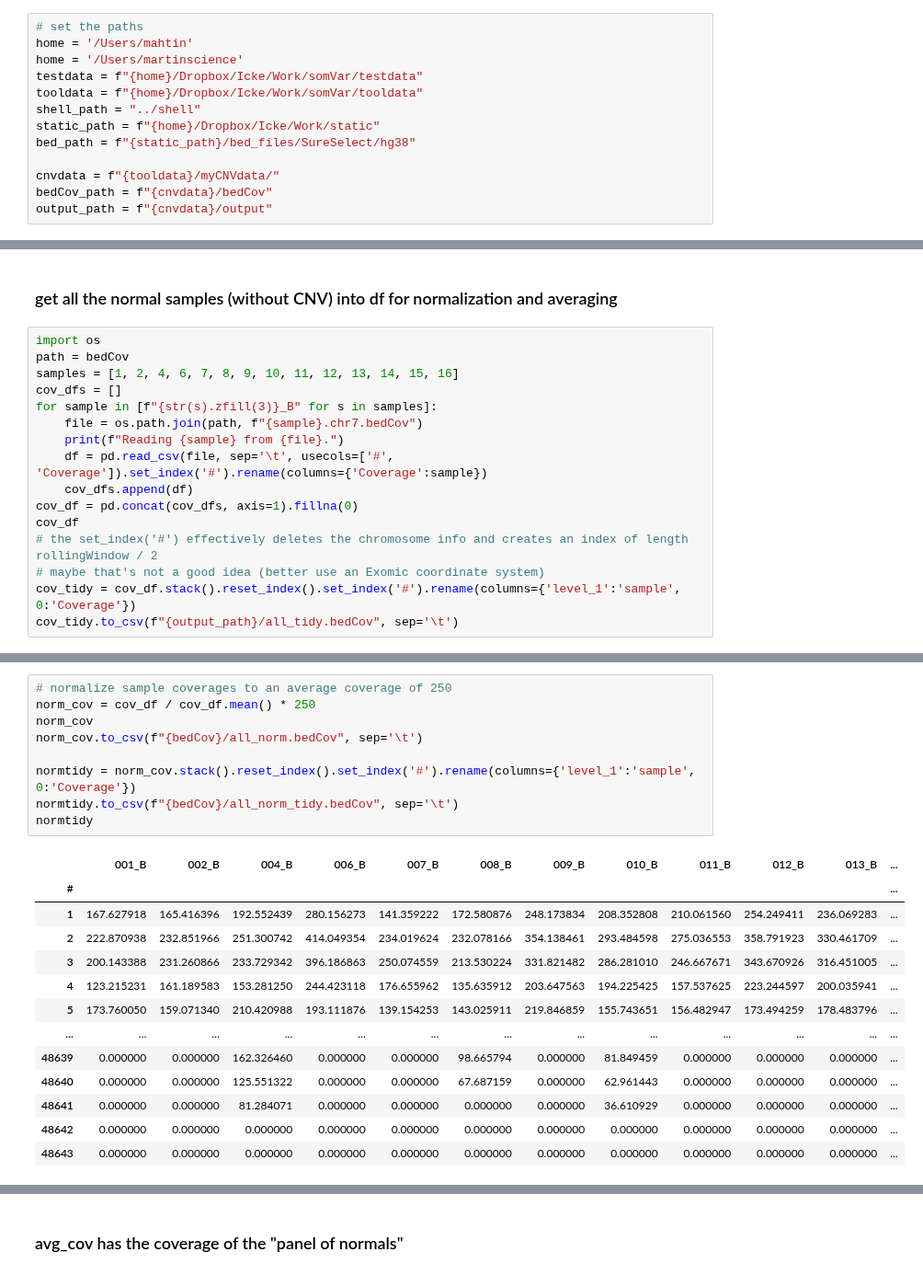
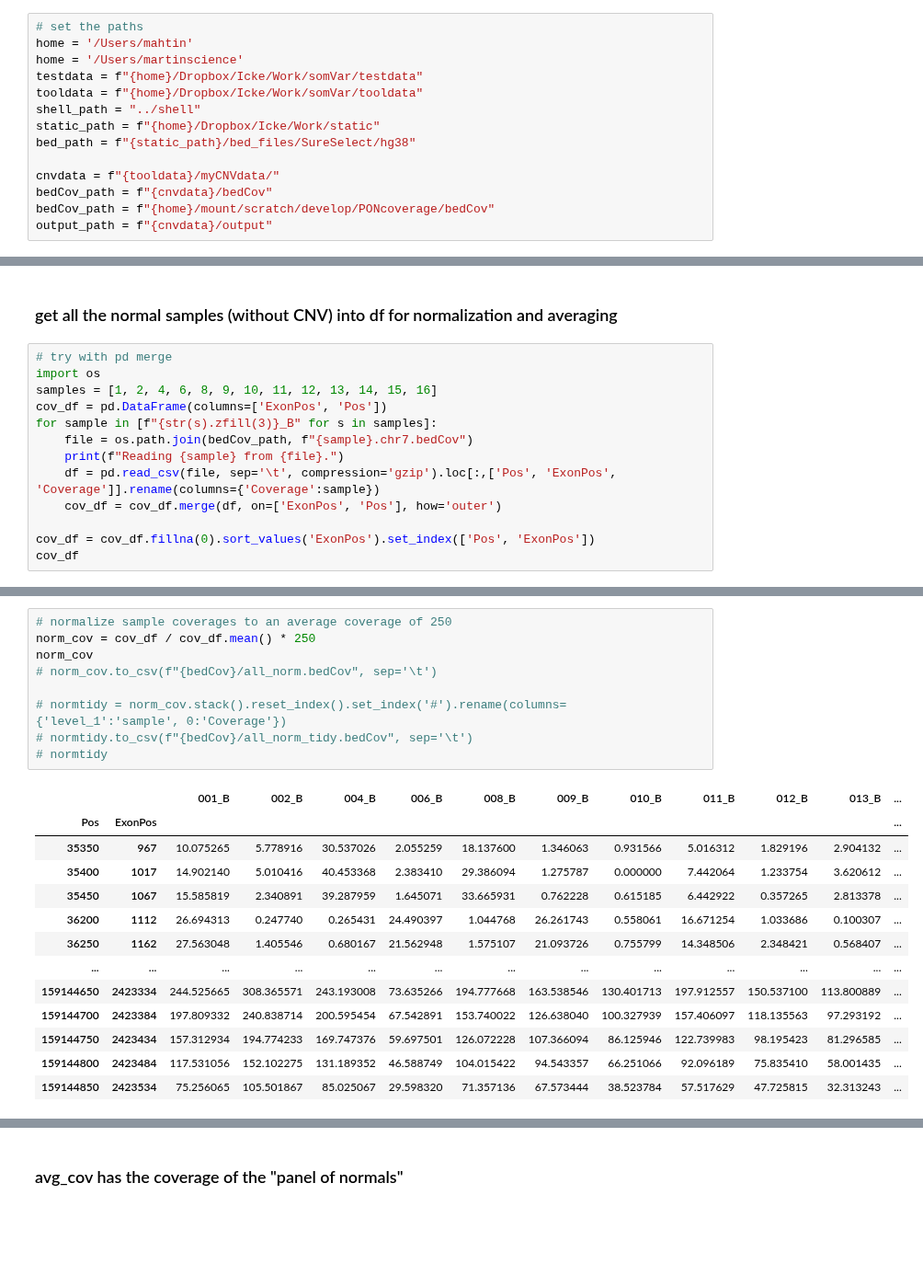
Before and after one commit to Mar111tiN/myCNV, a Jupyter notebook: nb/getPONcoverage.ipynb, the cells around one changed output, grey strips where cells are left out. Shown at 92% size. Saved outputs shown, nothing was run; the diff lists cells and outputs as text; blank space fills up the shorter version.

```diff
--- a/nb/getPONcoverage.ipynb
+++ b/nb/getPONcoverage.ipynb
@@ -42,4 +22,5 @@ bed_path = f"{static_path}/bed_files/SureSelect/hg38"
 
 cnvdata = f"{tooldata}/myCNVdata/"
 bedCov_path = f"{cnvdata}/bedCov"
+bedCov_path = f"{home}/mount/scratch/develop/PONcoverage/bedCov"
 output_path = f"{cnvdata}/output"
@@ -65,19 +49,16 @@ test[:13]
 # %% [markdown]
 ### get all the normal samples (without CNV) into df for normalization and averaging
 # %%
+# try with pd merge
 import os
-path = bedCov
-samples = [1, 2, 4, 6, 7, 8, 9, 10, 11, 12, 13, 14, 15, 16]
-cov_dfs = []
+samples = [1, 2, 4, 6, 8, 9, 10, 11, 12, 13, 14, 15, 16]
+cov_df = pd.DataFrame(columns=['ExonPos', 'Pos'])
 for sample in [f"{str(s).zfill(3)}_B" for s in samples]:
-    file = os.path.join(path, f"{sample}.chr7.bedCov")
+    file = os.path.join(bedCov_path, f"{sample}.chr7.bedCov")
     print(f"Reading {sample} from {file}.")
-    df = pd.read_csv(file, sep='\t', usecols=['#', 'Coverage']).set_index('#').rename(columns={'Coverage':sample})
-    cov_dfs.append(df)
-cov_df = pd.concat(cov_dfs, axis=1).fillna(0)
+    df = pd.read_csv(file, sep='\t', compression='gzip').loc[:,['Pos', 'ExonPos', 'Coverage']].rename(columns={'Coverage':sample})
+    cov_df = cov_df.merge(df, on=['ExonPos', 'Pos'], how='outer')
+
+cov_df = cov_df.fillna(0).sort_values('ExonPos').set_index(['Pos', 'ExonPos'])
 cov_df
-# the set_index('#') effectively deletes the chromosome info and creates an index of length rollingWindow / 2
-# maybe that's not a good idea (better use an Exomic coordinate system)
-cov_tidy = cov_df.stack().reset_index().set_index('#').rename(columns={'level_1':'sample', 0:'Coverage'})
-cov_tidy.to_csv(f"{output_path}/all_tidy.bedCov", sep='\t')
 # %% [output]
@@ -112,23 +94,23 @@ Reading 016_B from /Users/martinscience/Dropbox/Icke/Work/somVar/tooldata/myCNVd
 # %%
 # normalize sample coverages to an average coverage of 250
 norm_cov = cov_df / cov_df.mean() * 250
 norm_cov
-norm_cov.to_csv(f"{bedCov}/all_norm.bedCov", sep='\t')
+# norm_cov.to_csv(f"{bedCov}/all_norm.bedCov", sep='\t')
 
-normtidy = norm_cov.stack().reset_index().set_index('#').rename(columns={'level_1':'sample', 0:'Coverage'})
-normtidy.to_csv(f"{bedCov}/all_norm_tidy.bedCov", sep='\t')
-normtidy
+# normtidy = norm_cov.stack().reset_index().set_index('#').rename(columns={'level_1':'sample', 0:'Coverage'})
+# normtidy.to_csv(f"{bedCov}/all_norm_tidy.bedCov", sep='\t')
+# normtidy
 # %% [output]
-|  | 001_B | 002_B | 004_B | 006_B | 007_B | 008_B | 009_B | 010_B | 011_B | 012_B | 013_B | ... |
-| # |  |  |  |  |  |  |  |  |  |  |  | ... |
-| 1 | 167.627918 | 165.416396 | 192.552439 | 280.156273 | 141.359222 | 172.580876 | 248.173834 | 208.352808 | 210.061560 | 254.249411 | 236.069283 | ... |
-| 2 | 222.870938 | 232.851966 | 251.300742 | 414.049354 | 234.019624 | 232.078166 | 354.138461 | 293.484598 | 275.036553 | 358.791923 | 330.461709 | ... |
-| 3 | 200.143388 | 231.260866 | 233.729342 | 396.186863 | 250.074559 | 213.530224 | 331.821482 | 286.281010 | 246.667671 | 343.670926 | 316.451005 | ... |
-| 4 | 123.215231 | 161.189583 | 153.281250 | 244.423118 | 176.655962 | 135.635912 | 203.647563 | 194.225425 | 157.537625 | 223.244597 | 200.035941 | ... |
-| 5 | 173.760050 | 159.071340 | 210.420988 | 193.111876 | 139.154253 | 143.025911 | 219.846859 | 155.743651 | 156.482947 | 173.494259 | 178.483796 | ... |
+|  |  | 001_B | 002_B | 004_B | 006_B | 008_B | 009_B | 010_B | 011_B | 012_B | 013_B | ... |
+| Pos | ExonPos |  |  |  |  |  |  |  |  |  |  | ... |
+| 35350 | 967 | 10.075265 | 5.778916 | 30.537026 | 2.055259 | 18.137600 | 1.346063 | 0.931566 | 5.016312 | 1.829196 | 2.904132 | ... |
+| 35400 | 1017 | 14.902140 | 5.010416 | 40.453368 | 2.383410 | 29.386094 | 1.275787 | 0.000000 | 7.442064 | 1.233754 | 3.620612 | ... |
+| 35450 | 1067 | 15.585819 | 2.340891 | 39.287959 | 1.645071 | 33.665931 | 0.762228 | 0.615185 | 6.442922 | 0.357265 | 2.813378 | ... |
+| 36200 | 1112 | 26.694313 | 0.247740 | 0.265431 | 24.490397 | 1.044768 | 26.261743 | 0.558061 | 16.671254 | 1.033686 | 0.100307 | ... |
+| 36250 | 1162 | 27.563048 | 1.405546 | 0.680167 | 21.562948 | 1.575107 | 21.093726 | 0.755799 | 14.348506 | 2.348421 | 0.568407 | ... |
 | ... | ... | ... | ... | ... | ... | ... | ... | ... | ... | ... | ... | ... |
-| 48639 | 0.000000 | 0.000000 | 162.326460 | 0.000000 | 0.000000 | 98.665794 | 0.000000 | 81.849459 | 0.000000 | 0.000000 | 0.000000 | ... |
-| 48640 | 0.000000 | 0.000000 | 125.551322 | 0.000000 | 0.000000 | 67.687159 | 0.000000 | 62.961443 | 0.000000 | 0.000000 | 0.000000 | ... |
-| 48641 | 0.000000 | 0.000000 | 81.284071 | 0.000000 | 0.000000 | 0.000000 | 0.000000 | 36.610929 | 0.000000 | 0.000000 | 0.000000 | ... |
-| 48642 | 0.000000 | 0.000000 | 0.000000 | 0.000000 | 0.000000 | 0.000000 | 0.000000 | 0.000000 | 0.000000 | 0.000000 | 0.000000 | ... |
-| 48643 | 0.000000 | 0.000000 | 0.000000 | 0.000000 | 0.000000 | 0.000000 | 0.000000 | 0.000000 | 0.000000 | 0.000000 | 0.000000 | ... |
+| 159144650 | 2423334 | 244.525665 | 308.365571 | 243.193008 | 73.635266 | 194.777668 | 163.538546 | 130.401713 | 197.912557 | 150.537100 | 113.800889 | ... |
+| 159144700 | 2423384 | 197.809332 | 240.838714 | 200.595454 | 67.542891 | 153.740022 | 126.638040 | 100.327939 | 157.406097 | 118.135563 | 97.293192 | ... |
+| 159144750 | 2423434 | 157.312934 | 194.774233 | 169.747376 | 59.697501 | 126.072228 | 107.366094 | 86.125946 | 122.739983 | 98.195423 | 81.296585 | ... |
+| 159144800 | 2423484 | 117.531056 | 152.102275 | 131.189352 | 46.588749 | 104.015422 | 94.543357 | 66.251066 | 92.096189 | 75.835410 | 58.001435 | ... |
+| 159144850 | 2423534 | 75.256065 | 105.501867 | 85.025067 | 29.598320 | 71.357136 | 67.573444 | 38.523784 | 57.517629 | 47.725815 | 32.313243 | ... |
```
Also changed, not shown: parts of 7 cells of this notebook, 7 other files.
